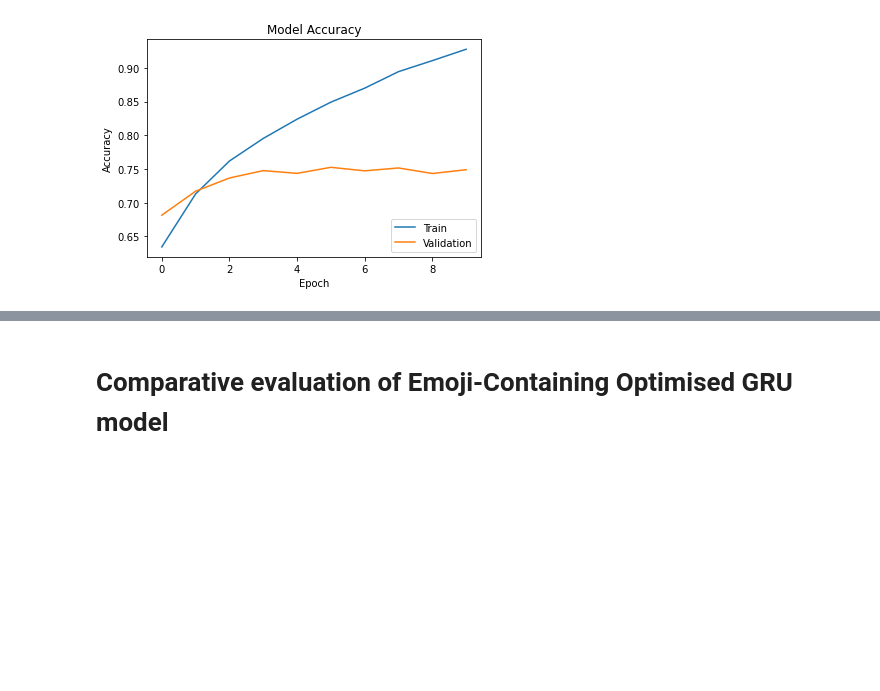
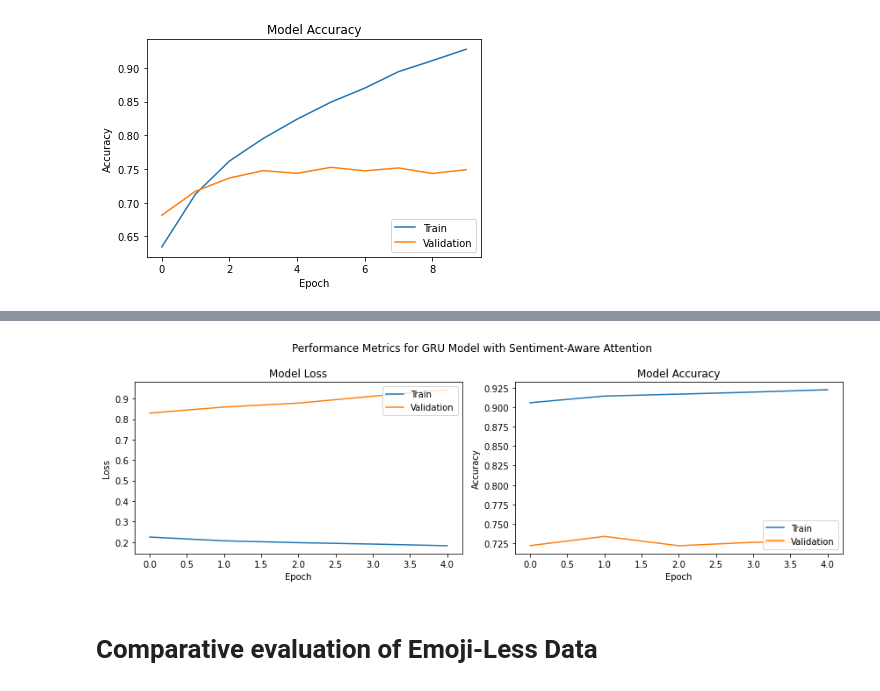
Before and after one commit to sba22224/Capstone_SBA22224, a Jupyter notebook: Code_Notebooks/Attention Mechanism Evaluation.ipynb, the cells around one changed output, grey strips where cells are left out. Cells and saved outputs as stored; diff of their text form; code cells hidden in the pictures; blank space fills up the shorter version.

```diff
--- a/Code_Notebooks/Attention Mechanism Evaluation.ipynb
+++ b/Code_Notebooks/Attention Mechanism Evaluation.ipynb
@@ -2107,2 +2184,32 @@ Epoch 4/50
+# %%
+# Create a figure with two subplots side by side
+fig, axs = plt.subplots(1, 2, figsize=(12, 4))
+
+# Plot training & validation loss values on the first subplot
+axs[0].plot(model_history.history['loss'])
+axs[0].plot(model_history.history['val_loss'])
+axs[0].set_title('Model Loss')
+axs[0].set_xlabel('Epoch')
+axs[0].set_ylabel('Loss')
+axs[0].legend(['Train', 'Validation'], loc='upper right')
+
+# Plot training & validation accuracy values on the second subplot
+axs[1].plot(model_history.history['accuracy'])
+axs[1].plot(model_history.history['val_accuracy'])
+axs[1].set_title('Model Accuracy')
+axs[1].set_xlabel('Epoch')
+axs[1].set_ylabel('Accuracy')
+axs[1].legend(['Train', 'Validation'], loc='lower right')
+
+# Add an overall title
+fig.suptitle('Performance Metrics for GRU Model with Sentiment-Aware Attention')
+
+# Adjust spacing between subplots
+plt.tight_layout()
+
+# Show the plots
+plt.show()
+# %% [output]
+[figure, added]
 # %% [markdown]
-# Comparative evaluation of Emoji-Containing Optimised GRU model
+# Comparative evaluation of Emoji-Less Data
```
Also changed, not shown: parts of 5 cells of this notebook.
